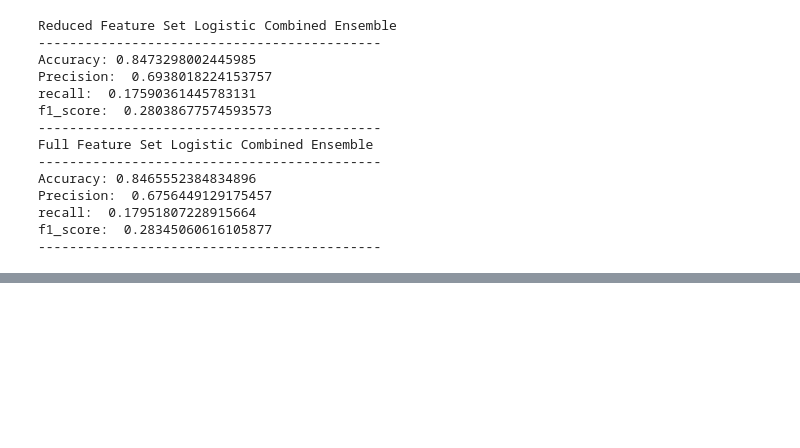
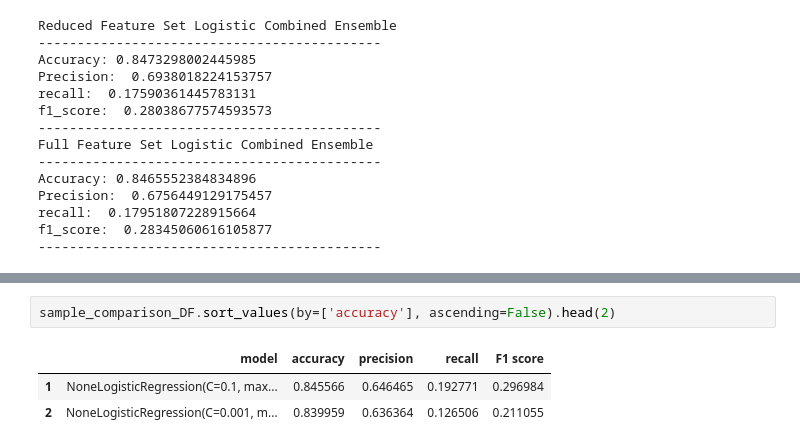
Before and after one commit to gracelovesyah/ml-and-health-predict-mortality-rate, a Jupyter notebook: notebook/4_logisticRegressionOpt.ipynb, the cells around one changed output, grey strips where cells are left out. Cells and saved outputs as stored; diff of their text form; blank space fills up the shorter version.

```diff
--- a/notebook/4_logisticRegressionOpt.ipynb
+++ b/notebook/4_logisticRegressionOpt.ipynb
@@ -314,0 +409,6 @@ f1_score:  0.28345060616105877
+# %%
+sample_comparison_DF.sort_values(by=['accuracy'], ascending=False).head(2)
+# %% [output]
+|  | model | accuracy | precision | recall | F1 score |
+| 1 | NoneLogisticRegression(C=0.1, max... | 0.845566 | 0.646465 | 0.192771 | 0.296984 |
+| 2 | NoneLogisticRegression(C=0.001, m... | 0.839959 | 0.636364 | 0.126506 | 0.211055 |
```
Also changed, not shown: parts of 11 cells of this notebook.
